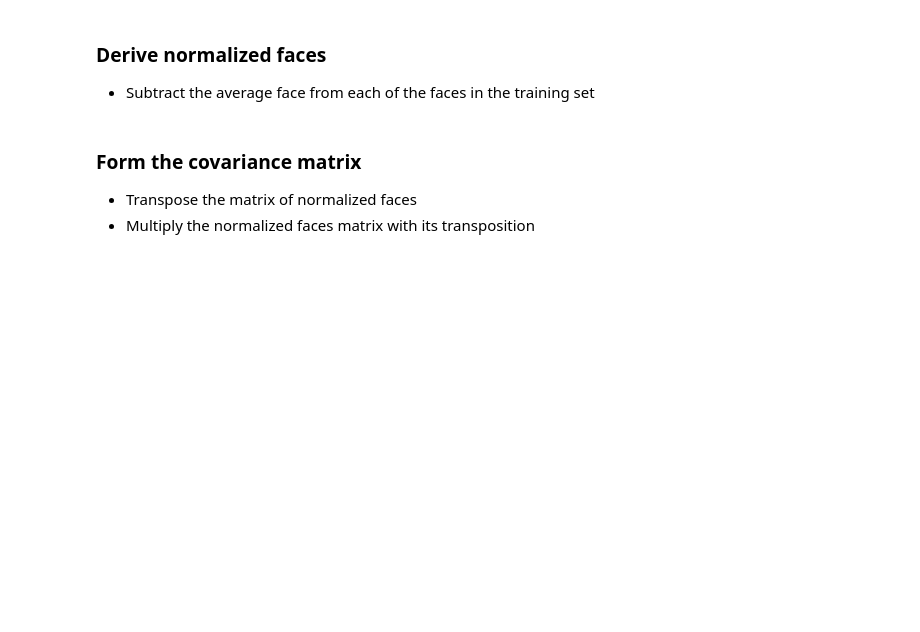
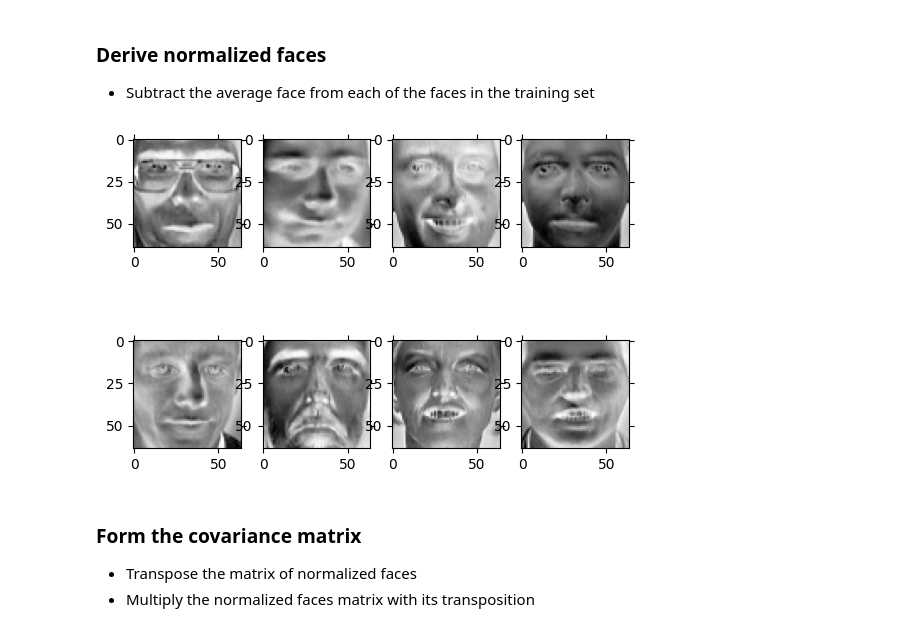
Before and after one commit to ni-eminen/Eigenface, a Jupyter notebook: src/eigenfaces.ipynb, the cells around one changed output. Saved outputs shown, nothing was run; the diff lists cells and outputs as text; code cells hidden in the pictures; blank space fills up the shorter version.

```diff
--- a/src/eigenfaces.ipynb
+++ b/src/eigenfaces.ipynb
@@ -61,11 +67,15 @@ avg_face = training_set.mean(axis=0)
 # %%
 # Let's create the matrix A by subtracting the average face from each face in the training set
 normalized_faces = []
 neg_avg_face = negative_vector(avg_face)
 sub = None
 for v in training_set:
     sub = np.subtract(v, avg_face)
     normalized_faces.append(sub)
+
+display_arr(normalized_faces, 8)
+# %% [output]
+[figure, added]
 # %% [markdown]
 ### Form the covariance matrix
 - Transpose the matrix of normalized faces
```
Also changed, not shown: parts of 12 cells of this notebook, 3 other files.
